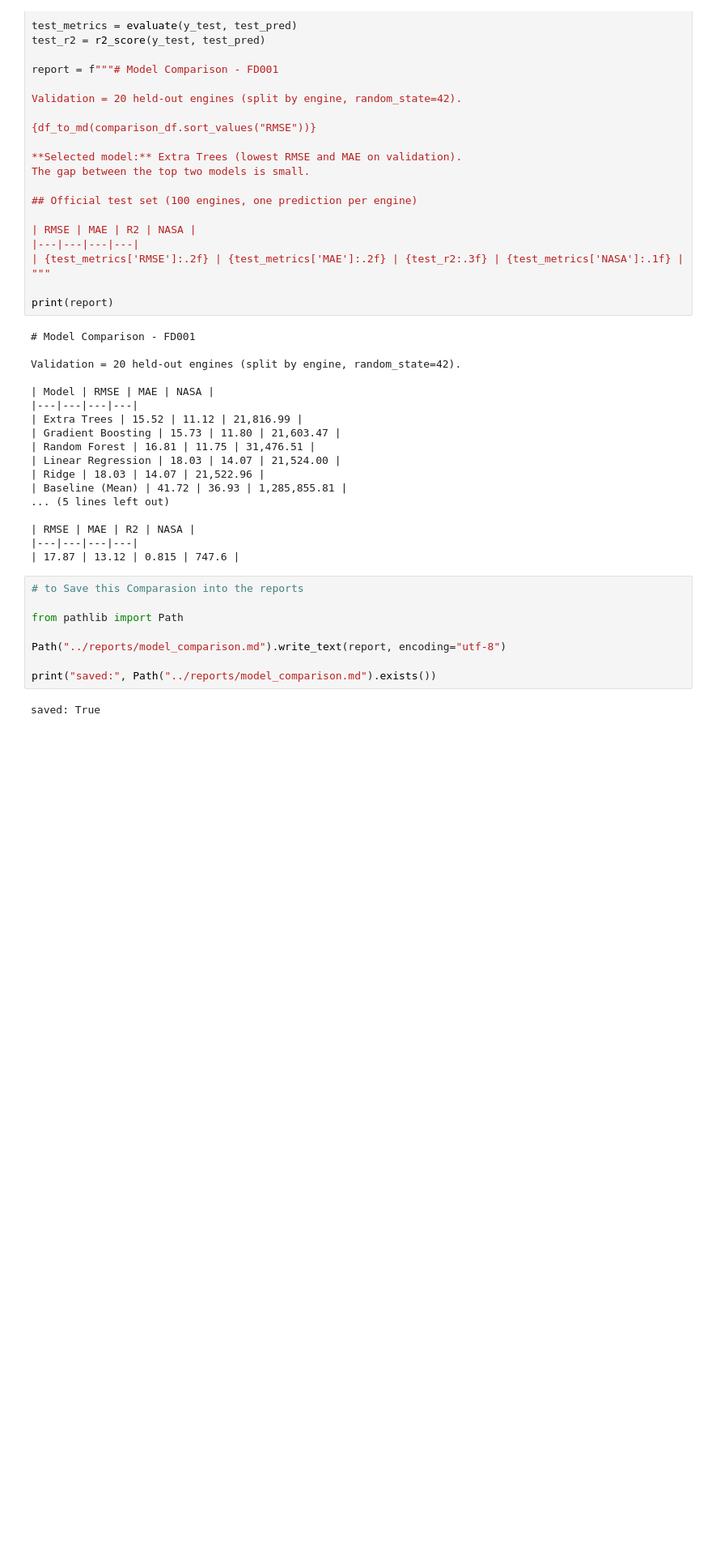
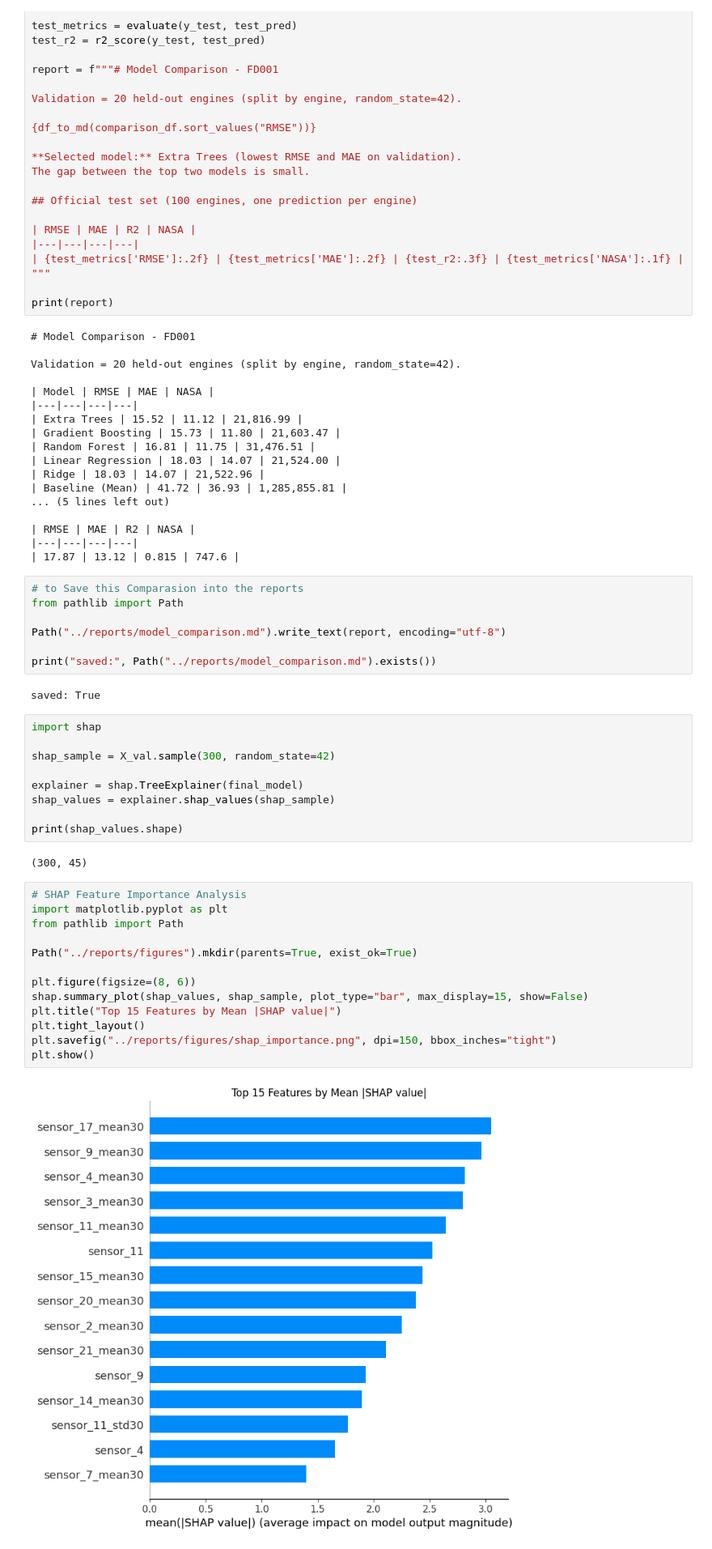
Before and after one commit to Saimalshikare/Predictive-maintenance-rul-prediction-project, a Jupyter notebook: notebooks/03_model_experiments.ipynb, the cells around one changed output. Shown at 81% size. Cells and saved outputs as stored; diff of their text form; blank space fills up the shorter version.

Commit message:
Add configuration utilities and SHAP analysis

```diff
--- a/notebooks/03_model_experiments.ipynb
+++ b/notebooks/03_model_experiments.ipynb
@@ -502,7 +502,6 @@ Validation = 20 held-out engines (split by engine, random_state=42).
 | 17.87 | 13.12 | 0.815 | 747.6 |
 # %%
 # to Save this Comparasion into the reports
-
 from pathlib import Path
 
 Path("../reports/model_comparison.md").write_text(report, encoding="utf-8")
@@ -510,3 +509,29 @@ Path("../reports/model_comparison.md").write_text(report, encoding="utf-8")
 print("saved:", Path("../reports/model_comparison.md").exists())
 # %% [output]
 saved: True
+# %%
+import shap
+
+shap_sample = X_val.sample(300, random_state=42)
+
+explainer = shap.TreeExplainer(final_model)
+shap_values = explainer.shap_values(shap_sample)
+
+print(shap_values.shape)
+# %% [output]
+(300, 45)
+# %%
+# SHAP Feature Importance Analysis
+import matplotlib.pyplot as plt
+from pathlib import Path
+
+Path("../reports/figures").mkdir(parents=True, exist_ok=True)
+
+plt.figure(figsize=(8, 6))
+shap.summary_plot(shap_values, shap_sample, plot_type="bar", max_display=15, show=False)
+plt.title("Top 15 Features by Mean |SHAP value|")
+plt.tight_layout()
+plt.savefig("../reports/figures/shap_importance.png", dpi=150, bbox_inches="tight")
+plt.show()
+# %% [output]
+[figure, added]
```
Also changed, not shown: parts of 2 cells of this notebook, 9 other files.
